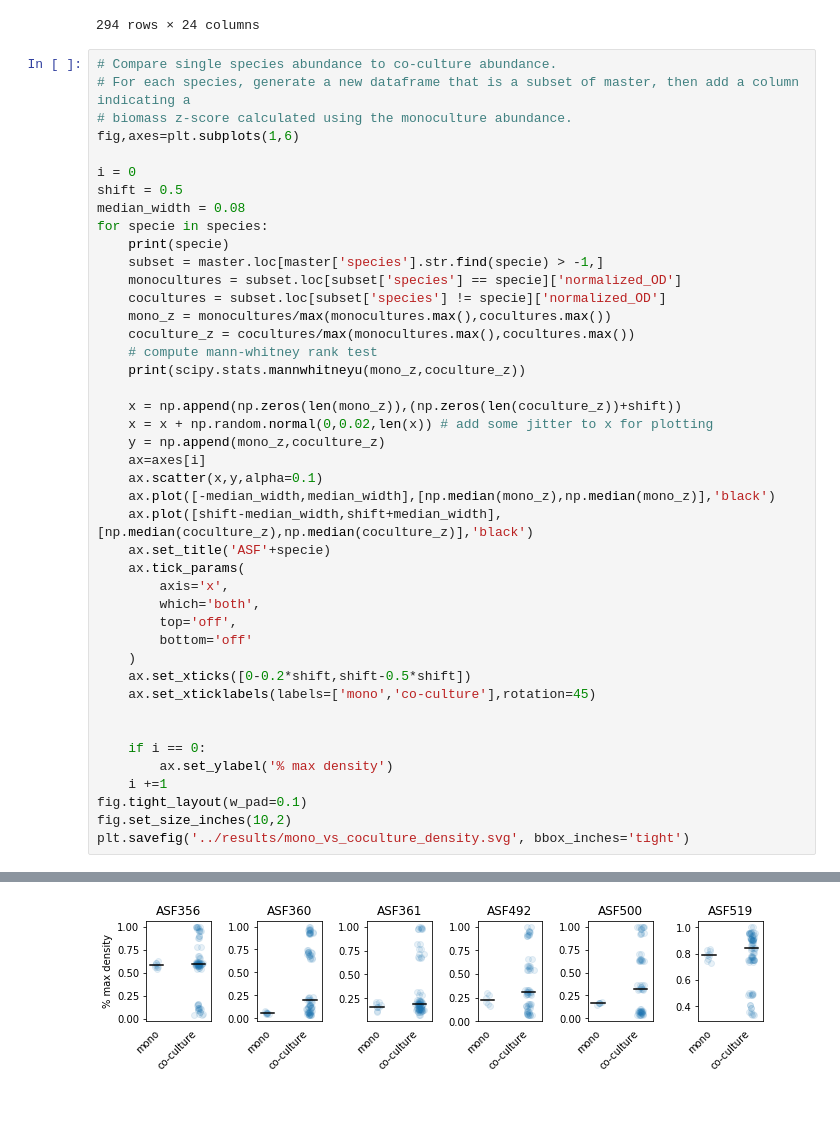
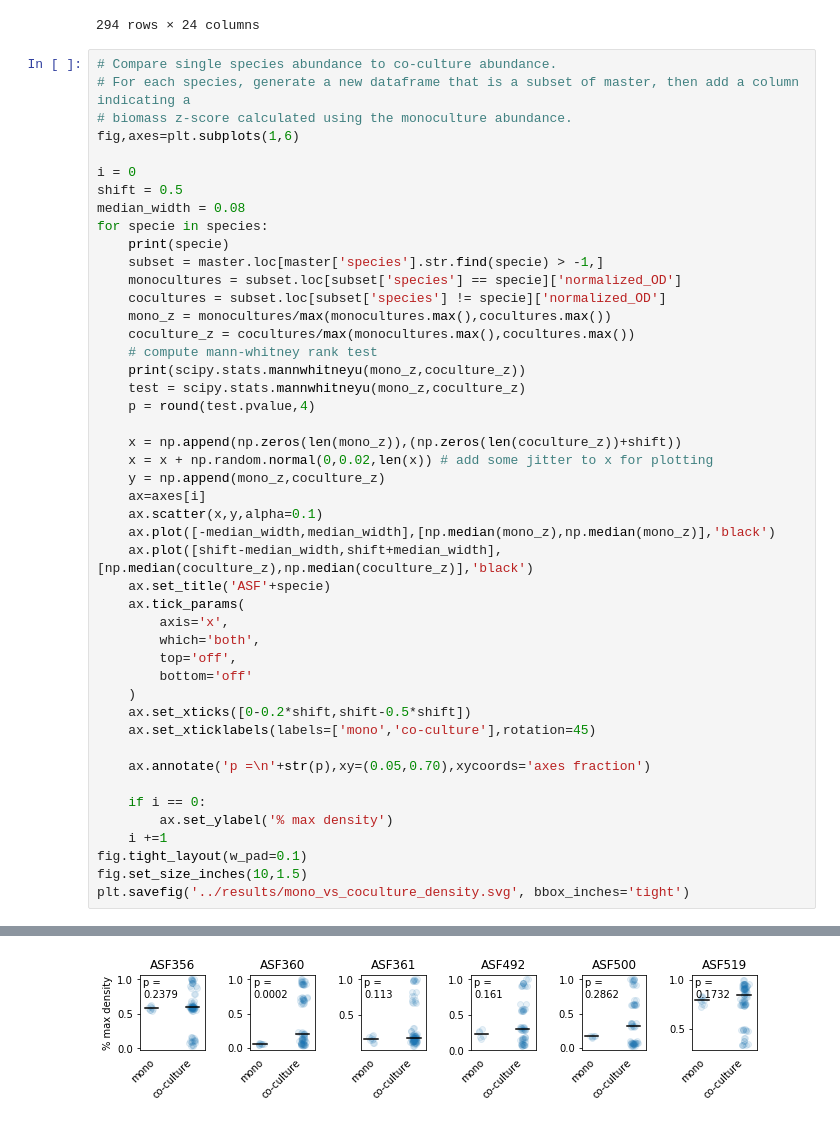
Before and after one commit to gregmedlock/asf_interactions, a Jupyter notebook: bin/abundance_plotting.ipynb, the cells around one changed output, grey strips where cells are left out. Drawn from its saved outputs; the diff is of its cells as text.

Commit message:
resized overall density plots, added p values, and made growth interaction threshold consistent at p = 0.1. Fixes #7, #9, #12

```diff
--- a/bin/abundance_plotting.ipynb
+++ b/bin/abundance_plotting.ipynb
@@ -303,6 +303,8 @@ for specie in species:
     coculture_z = cocultures/max(monocultures.max(),cocultures.max())
     # compute mann-whitney rank test
     print(scipy.stats.mannwhitneyu(mono_z,coculture_z))
+    test = scipy.stats.mannwhitneyu(mono_z,coculture_z)
+    p = round(test.pvalue,4)
 
     x = np.append(np.zeros(len(mono_z)),(np.zeros(len(coculture_z))+shift))
     x = x + np.random.normal(0,0.02,len(x)) # add some jitter to x for plotting
@@ -313,35 +315,36 @@ for specie in species:
     ax.plot([shift-median_width,shift+median_width],[np.median(coculture_z),np.median(coculture_z)],'black')
     ax.set_title('ASF'+specie)
     ax.tick_params(
         axis='x',
         which='both',
         top='off',
         bottom='off'
     )
     ax.set_xticks([0-0.2*shift,shift-0.5*shift])
     ax.set_xticklabels(labels=['mono','co-culture'],rotation=45)
 
+    ax.annotate('p =\n'+str(p),xy=(0.05,0.70),xycoords='axes fraction')
 
     if i == 0:
         ax.set_ylabel('% max density')
     i +=1
 fig.tight_layout(w_pad=0.1)
-fig.set_size_inches(10,2)
+fig.set_size_inches(10,1.5)
 plt.savefig('../results/mono_vs_coculture_density.svg', bbox_inches='tight')
 # %% [output]
 356
 MannwhitneyuResult(statistic=311.0, pvalue=0.23793661740111438)
 360
 MannwhitneyuResult(statistic=97.0, pvalue=0.00016433127378176436)
 361
 MannwhitneyuResult(statistic=274.0, pvalue=0.11301490012549925)
 492
 MannwhitneyuResult(statistic=142.0, pvalue=0.16095753225202408)
 500
 MannwhitneyuResult(statistic=162.0, pvalue=0.28620842254734169)
 519
 MannwhitneyuResult(statistic=294.0, pvalue=0.17319458498901147)
-[figure, old version]
+[figure, new version]
 # %%
 # Do the same with 361 excluded
 fig,axes=plt.subplots(1,5)
```
Also changed, not shown: parts of 2 cells of this notebook, 6 other files.
